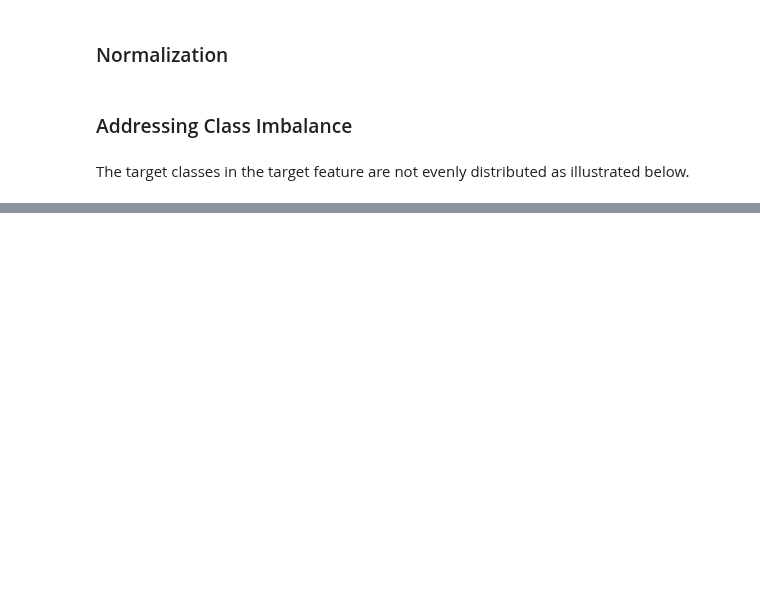
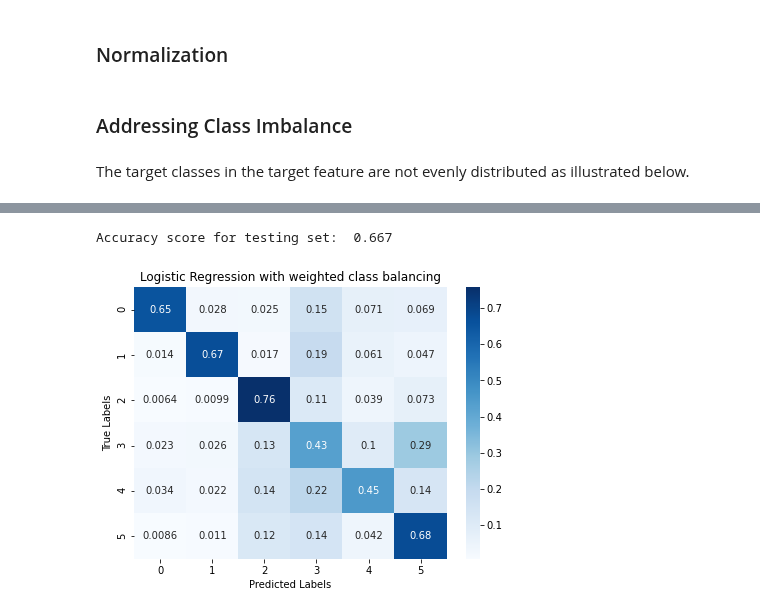
Before and after one commit to joakimTI/GROUP-5-PROJECT, a Jupyter notebook: index.ipynb, the cells around one changed output, grey strips where cells are left out. Saved outputs shown, nothing was run; the diff lists cells and outputs as text; code cells hidden in the pictures; blank space fills up the shorter version.

Commit message:
Model 1: Logistic Regression

```diff
--- a/index.ipynb
+++ b/index.ipynb
@@ -1409,0 +1425,5 @@ Name: proportion, dtype: float64
+# %%
+# Create a LogisticRegression object, fit the data and predict the target variable
+log_reg = LogisticRegression(fit_intercept=False, solver='liblinear', C=1e12, random_state=42, class_weight='balanced')
+log_reg.fit(X_train_full, y_train)
+y_pred_log = log_reg.predict(X_test_full)
@@ -1409,0 +1432,12 @@ Name: proportion, dtype: float64
+# %%
+def show_scores(y_pred, model):
+    print('Accuracy score for testing set: ',round(accuracy_score(y_test,y_pred),3))
+    # print('F1 score for testing set: ',round(f1_score(y_test,y_pred_log),3))
+    # print('Recall score for testing set: ',round(recall_score(y_test,y_pred_log),3))
+    # print('Precision score for testing set: ',round(precision_score(y_test,y_pred_log),3))
+    cm_lr = confusion_matrix(y_test, y_pred, normalize='true')
+    f, ax= plt.subplots(figsize=(7,5))
+    sns.heatmap(cm_lr, annot=True, cmap='Blues', xticklabels=np.unique(y_pred_log), yticklabels=np.unique(y_pred))
+    ax.set_xlabel('Predicted Labels'); ax.set_ylabel('True Labels') ; ax.set_title(model)
+    # ax.xaxis.set_ticklabels(['0', '1']) ; ax.yaxis.set_ticklabels(['0', '1'])
+    plt.show();
@@ -1409,0 +1459,5 @@ Name: proportion, dtype: float64
+# %%
+show_scores(y_pred_log, "Logistic Regression with weighted class balancing")
+# %% [output]
+Accuracy score for testing set:  0.667
+[figure, added]
```
Also changed, not shown: parts of 25 cells of this notebook.
